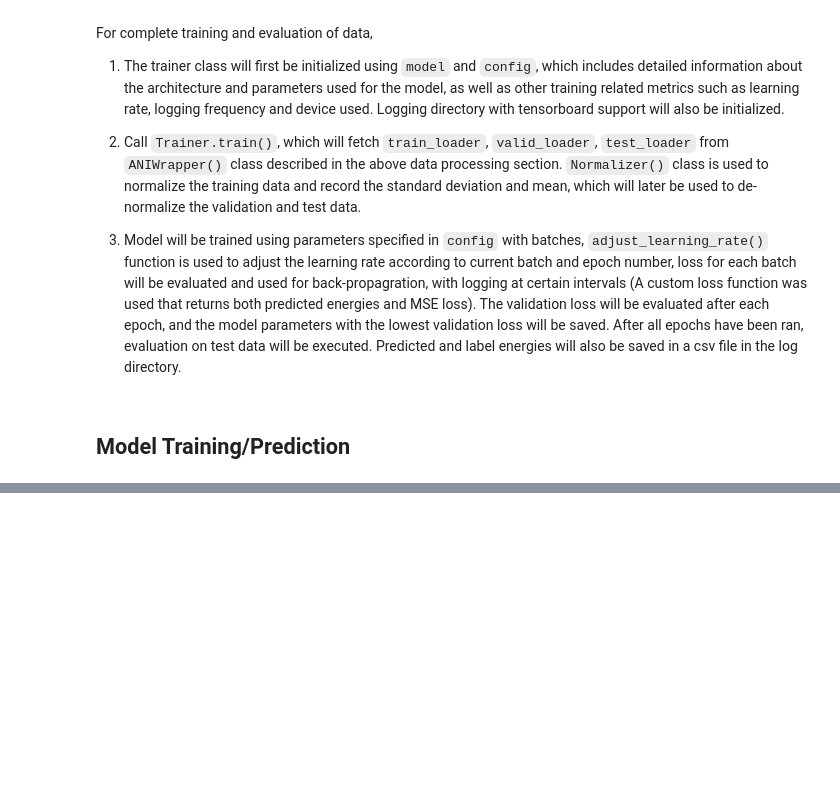
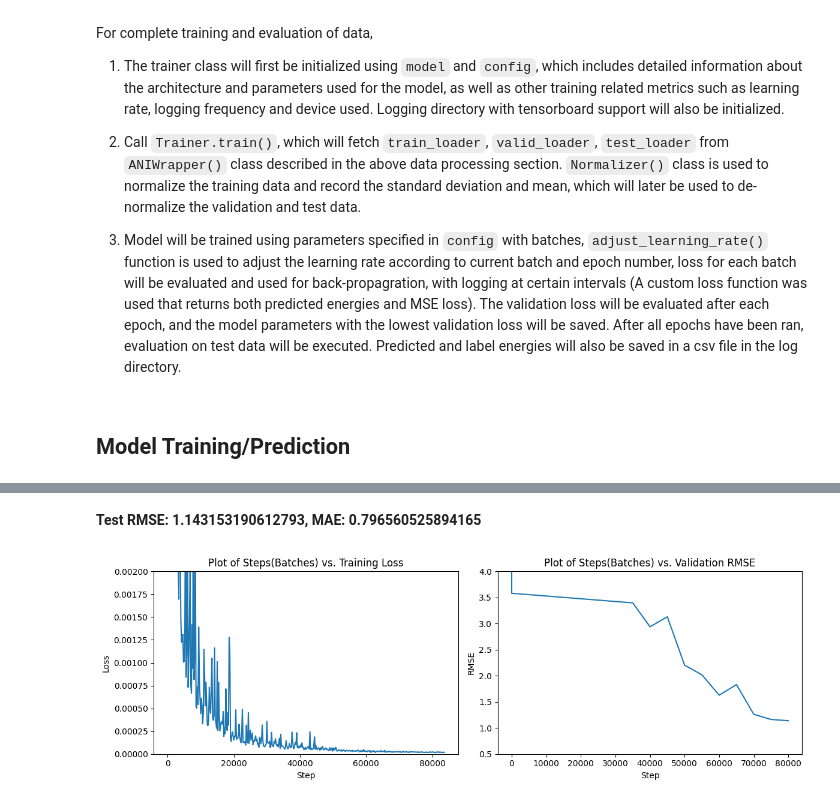
Before and after one commit to Curtis-Wu/Equivariant-Graph-Transformer, a Jupyter notebook: main.ipynb, the cells around one changed output, grey strips where cells are left out. Cells and saved outputs as stored; diff of their text form; code cells hidden in the pictures; blank space fills up the shorter version.

Commit message:
Updated test run 1 results

```diff
--- a/main.ipynb
+++ b/main.ipynb
@@ -924,0 +927,41 @@ train_and_eval()
+# %%
+# Plotting function
+import matplotlib.pyplot as plt
+
+def plot_loss(file_path1, y_lim1, file_path2, y_lim2):
+    x1 = []
+    y1 = []
+    # Read the trianing loss CSV file
+    with open(file_path1, 'r') as file:
+        lines = file.readlines()
+        for line in lines[1:]:
+            parts = line.strip().split(',')
+            x1.append(float(parts[1]))
+            y1.append(float(parts[2]))
+    # Initialize empty lists to store data for the second file
+    x2 = []
+    y2 = []
+    # Read the validation rmse CSV file
+    with open(file_path2, 'r') as file:
+        lines = file.readlines()
+        for line in lines[1:]:
+            parts = line.strip().split(',')
+            x2.append(float(parts[1]))
+            y2.append(float(parts[2]))
+    plt.figure(figsize=(12, 4))
+    plt.subplot(1, 2, 1)
+    plt.plot(x1, y1)
+    plt.xlabel('Step')
+    plt.ylabel('Loss')
+    plt.ylim(0, y_lim1)
+    plt.title('Plot of Steps(Batches) vs. Training Loss')
+
+    plt.subplot(1, 2, 2)
+    plt.plot(x2, y2)
+    plt.xlabel('Step')
+    plt.ylabel('RMSE')
+    plt.ylim(0.5, y_lim2)
+    plt.title('Plot of Steps(Batches) vs. Validation RMSE')
+
+    plt.tight_layout()
+    plt.show()
@@ -924,0 +1018,7 @@ train_and_eval()
+# %% [markdown]
+<b>Test RMSE: 1.143153190612793, MAE: 0.796560525894165</b>
+# %%
+plot_loss("Runs_savio/Nov14_12-41-30_ani1_egtf/train_loss.csv", 0.002,
+          "Runs_savio/Nov14_12-41-30_ani1_egtf/valid_rmse.csv", 4)
+# %% [output]
+[figure, added]
```
Also changed, not shown: parts of 3 cells of this notebook, 3 other files.
